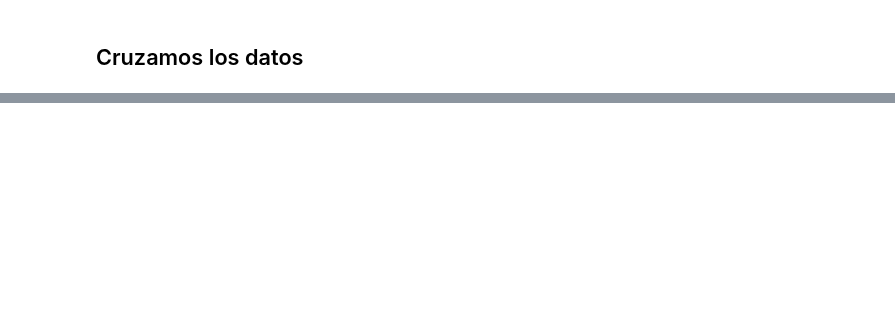
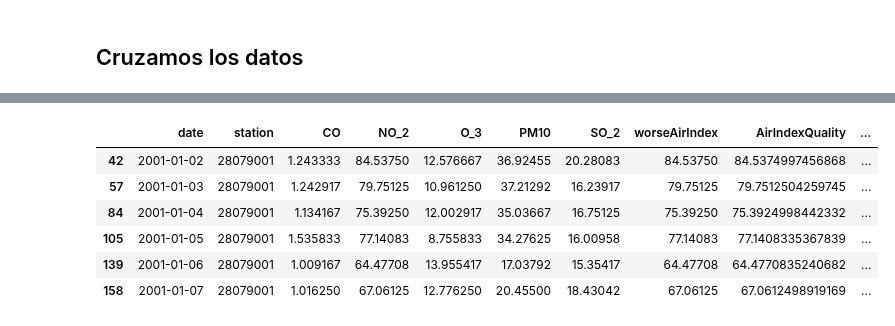
Before and after one commit to manumonforte/DataMining-BigDataParadigm, a Jupyter notebook: Estudio.ipynb, the cells around one changed output, grey strips where cells are left out. Saved outputs shown, nothing was run; the diff lists cells and outputs as text; code cells hidden in the pictures; blank space fills up the shorter version.

Commit message:
added wind top the Project

```diff
--- a/Estudio.ipynb
+++ b/Estudio.ipynb
@@ -131,0 +134,20 @@ data.table::setnames(datasetRainfall, "Precipitación: l/m2", "l/m2")
+# %%
+#Cargamos los datos de las precipitaciones
+wind_2001<- readxl::read_xlsx("data/wind_2001.xlsx",col_names = TRUE);
+wind_2002<- readxl::read_xlsx("data/wind_2002.xlsx",col_names = TRUE);
+wind_2003<- readxl::read_xlsx("data/wind_2003.xlsx",col_names = TRUE);
+wind_2004<- readxl::read_xlsx("data/wind_2004.xlsx",col_names = TRUE);
+wind_2005<- readxl::read_xlsx("data/wind_2005.xlsx",col_names = TRUE);
+wind_2006<- readxl::read_xlsx("data/wind_2006.xlsx",col_names = TRUE);
+wind_2007<- readxl::read_xlsx("data/wind_2007.xlsx",col_names = TRUE);
+wind_2008<- readxl::read_xlsx("data/wind_2008.xlsx",col_names = TRUE);
+wind_2009<- readxl::read_xlsx("data/wind_2009.xlsx",col_names = TRUE);
+wind_2010<- readxl::read_xlsx("data/wind_2010.xlsx",col_names = TRUE);
+wind_2011<- readxl::read_xlsx("data/wind_2011.xlsx",col_names = TRUE);
+wind_2012<- readxl::read_xlsx("data/wind_2012.xlsx",col_names = TRUE);
+wind_2013<- readxl::read_xlsx("data/wind_2013.xlsx",col_names = TRUE);
+wind_2014<- readxl::read_xlsx("data/wind_2014.xlsx",col_names = TRUE);
+wind_2015<- readxl::read_xlsx("data/wind_2015.xlsx",col_names = TRUE);
+wind_2016<- readxl::read_xlsx("data/wind_2016.xlsx",col_names = TRUE);
+wind_2017<- readxl::read_xlsx("data/wind_2017.xlsx",col_names = TRUE);
+wind_2018<- readxl::read_xlsx("data/wind_2018.xlsx",col_names = TRUE);
@@ -456,0 +606,12 @@ plot(airRainfallts)
+# %%
+# Cruzamos los datos con el viento
+data <- merge ( x = data, y = wind, by = "date",)
+head(data[order(data$station),])
+# %% [output]
+|  | date | station | CO | NO_2 | O_3 | PM10 | SO_2 | worseAirIndex | AirIndexQuality | ... |
+| 42 | 2001-01-02 | 28079001 | 1.243333 | 84.53750 | 12.576667 | 36.92455 | 20.28083 | 84.53750 | 84.5374997456868 | ... |
+| 57 | 2001-01-03 | 28079001 | 1.242917 | 79.75125 | 10.961250 | 37.21292 | 16.23917 | 79.75125 | 79.7512504259745 | ... |
+| 84 | 2001-01-04 | 28079001 | 1.134167 | 75.39250 | 12.002917 | 35.03667 | 16.75125 | 75.39250 | 75.3924998442332 | ... |
+| 105 | 2001-01-05 | 28079001 | 1.535833 | 77.14083 | 8.755833 | 34.27625 | 16.00958 | 77.14083 | 77.1408335367839 | ... |
+| 139 | 2001-01-06 | 28079001 | 1.009167 | 64.47708 | 13.955417 | 17.03792 | 15.35417 | 64.47708 | 64.4770835240682 | ... |
+| 158 | 2001-01-07 | 28079001 | 1.016250 | 67.06125 | 12.776250 | 20.45500 | 18.43042 | 67.06125 | 67.0612498919169 | ... |
```
Also changed, not shown: parts of 14 cells of this notebook.
